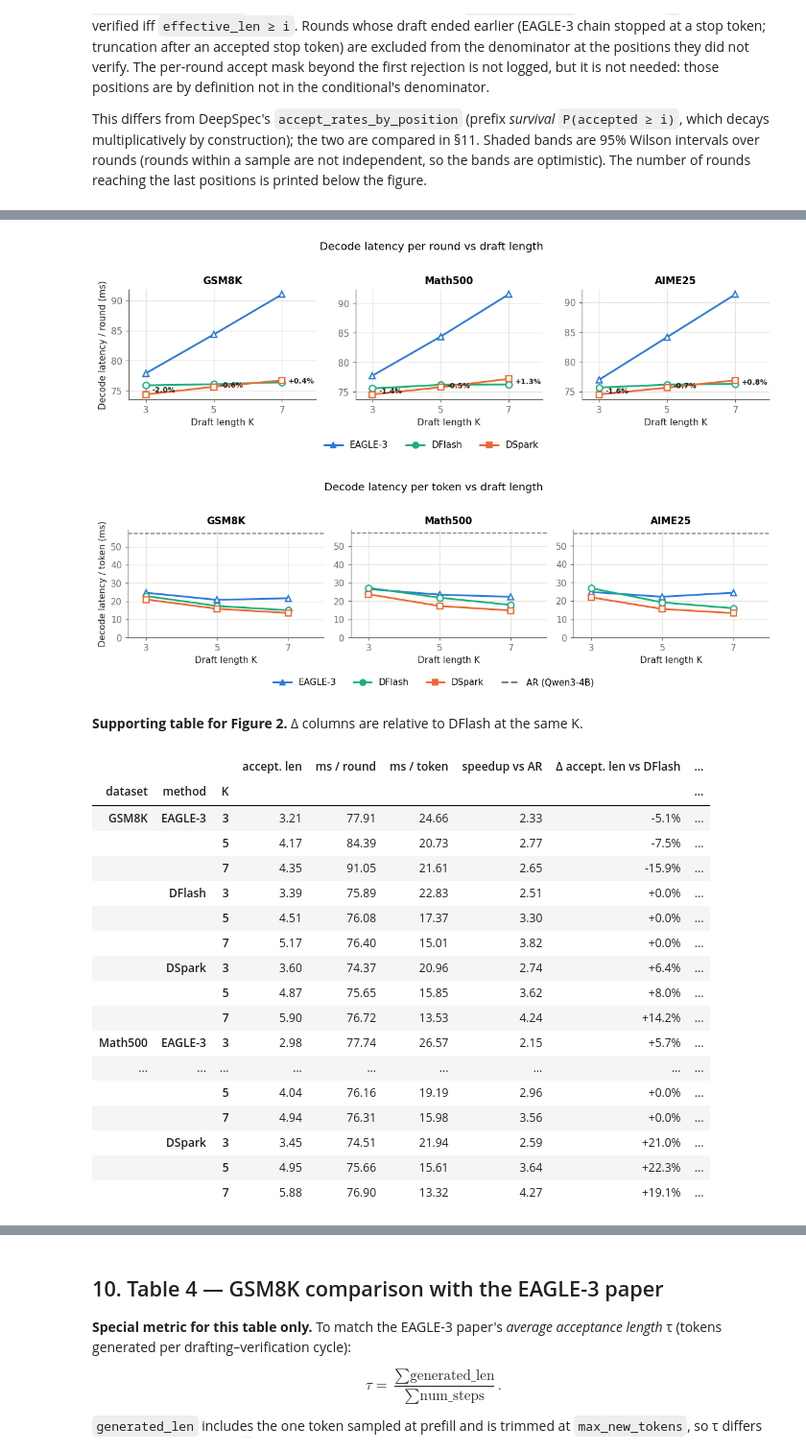
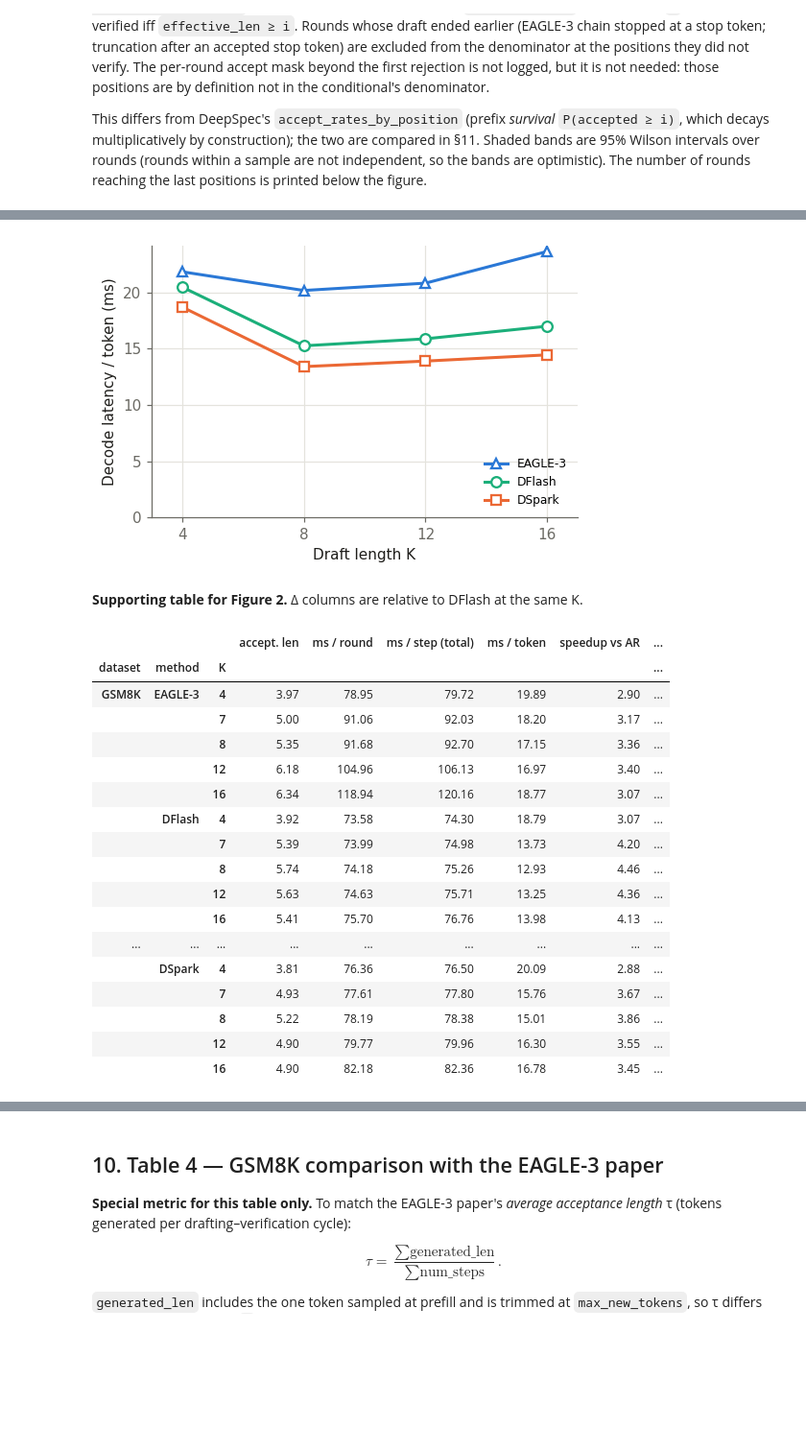
Before and after one commit to ArtemShamro/DeepSpec, a Jupyter notebook: experiments/notebooks/report.ipynb, the cells around one changed output, grey strips where cells are left out. Shown at 96% size. Saved outputs shown, nothing was run; the diff lists cells and outputs as text; code cells hidden in the pictures; blank space fills up the shorter version.

```diff
--- a/experiments/notebooks/report.ipynb
+++ b/experiments/notebooks/report.ipynb
@@ -24,11 +25,12 @@ datasets or methods.
 # ---- Configuration: the only cell that needs editing --------------------------------------------
 # Logs. LOG_DIR is either one run directory (contains manifest.json) or a directory with run
 # directories below it. Relative paths are resolved against the repository root.
-LOG_DIR = "experiments/results/qwen3_4b_main_merged"
+LOG_DIR = "experiments/results/DeepSpec_qwen3_4b_main_results"
 RUNS = "latest"          # "latest" = newest run under LOG_DIR; "all" = merge every run; or a list of run ids
 
 K_VALUES = [4, 7, 8, 12, 16]  # draft lengths to report
-BASE_K = 7               # K used for the fixed-K comparisons (Table 1, Figure 1)
+BASE_K = 7               # K used for the fixed-K comparisons (Table 1, Figures 1 and 3)
+K_FIG2 = [4, 8, 12, 16]  # draft lengths shown in Figure 2 (accepted length + latency per step)
 
 DATASETS = ["gsm8k", "math500", "aime25"]       # order of columns / panels; missing ones are skipped
 METHODS = ["eagle3", "dflash", "dspark"]        # speculative methods, in display order
@@ -106,6 +108,8 @@ INK, MUTED, GRID = "#1f1e1b", "#6b6a64", "#e4e3dd"
 
 plt.rcParams.update({
     "figure.dpi": 110, "savefig.dpi": 200, "savefig.bbox": "tight",
+    # Jupyter backends may default to a transparent figure; saved figures must be opaque white.
+    "figure.facecolor": "white", "savefig.facecolor": "white", "savefig.transparent": False,
     "font.size": 10, "axes.titlesize": 11, "axes.titleweight": "bold", "axes.labelsize": 10,
     "axes.edgecolor": MUTED, "axes.labelcolor": INK, "xtick.color": MUTED, "ytick.color": MUTED,
     "axes.spines.top": False, "axes.spines.right": False,
@@ -376,6 +380,8 @@ def safe_div(a, b):
 
 
 samples["decode_ms"] = samples[PHASES].sum(axis=1, min_count=len(PHASES))
+# Whole generation on the GPU timeline: target prefill + drafter init_context + decode.
+samples["total_ms"] = samples["target_prefill_ms"] + samples["init_context_ms"].fillna(0) + samples["decode_ms"]
 samples["decode_tokens"] = (samples["generated_len"] - 1).clip(lower=0)
 samples["peak_bytes"] = samples[["prefill_peak_bytes", "decode_peak_bytes"]].max(axis=1)
 samples["context_len"] = samples["prompt_len"] + samples["generated_len"]
@@ -387,7 +393,7 @@ def group_metrics(samples: pd.DataFrame, steps: pd.DataFrame) -> pd.DataFrame:
                                   drafted=("drafted_len", "sum"))
     sa = samples.groupby(GROUP).agg(
         n_samples=("sample_idx", "size"), num_steps=("num_steps", "sum"), generated=("generated_len", "sum"),
-        decode_tokens=("decode_tokens", "sum"), decode_ms=("decode_ms", "sum"),
+        decode_tokens=("decode_tokens", "sum"), decode_ms=("decode_ms", "sum"), total_ms=("total_ms", "sum"),
         **{p: (p, "sum") for p in PHASES},
         prefill_ms=("target_prefill_ms", "mean"), init_context_ms=("init_context_ms", "mean"),
         prompt_len=("prompt_len", "mean"), generated_len=("generated_len", "mean"),
@@ -402,6 +408,7 @@ def group_metrics(samples: pd.DataFrame, steps: pd.DataFrame) -> pd.DataFrame:
     g["tau_eagle"] = safe_div(g["generated"], g["num_steps"])          # Table 4 only
     g["ms_per_token"] = safe_div(g["decode_ms"], g["decode_tokens"])
     g["ms_per_round"] = safe_div(g["decode_ms"], g["steps"])
+    g["ms_per_step_total"] = safe_div(g["total_ms"], g["num_steps"])  # DSpark paper: generation time / steps
     for p in PHASES:
         g[p + "_per_round"] = safe_div(g[p], g["steps"])
         g[p + "_per_token"] = safe_div(g[p], g["decode_tokens"])
@@ -421,6 +428,11 @@ G = group_metrics(samples, steps)
 def metric(method, dataset, k, col):
     row = G[(G["method"] == method) & (G["dataset"] == dataset) & (G["k"] == k)]
     return float(row[col].iloc[0]) if len(row) else np.nan
+
+
+def macro(method, k, col):
+    """Unweighted mean over datasets: each dataset counts once, whatever its sample count."""
+    return float(np.mean([metric(method, d, k, col) for d in DS]))
 
 
 def rel(a, b):
@@ -443,7 +455,7 @@ STYLE[AR_METHOD] = {"color": AR_COLOR, "marker": "x"}
 def save(fig, stem):
     if OUT_DIR is not None:
         for fmt in SAVE_FORMATS:
-            fig.savefig(OUT_DIR / f"{stem}.{fmt}")
+            fig.savefig(OUT_DIR / f"{stem}.{fmt}", facecolor="white", transparent=False)
 
 
 def save_table(df, stem):
@@ -704,47 +732,54 @@ Caveat: at temperature > 0 each method generates its own continuation, so contex
 target cost) differ somewhat between methods; compare `generated_len` in §11.
 # %%
 if STEP_TIMING:
-    plot_vs_k("ms_per_round", "Decode latency / round (ms)", "Decode latency per round vs draft length",
-              annotate="{:+.1f}%", fname="fig2b_latency_per_round_vs_k")
-    plot_vs_k("ms_per_token", "Decode latency / token (ms)", "Decode latency per token vs draft length",
-              ar_line=True, ylim0=True, fname="fig2b_latency_per_token_vs_k")
+    fig, ax = plt.subplots(figsize=(4.8, 3.3))
+    draw_vs_k(ax, lambda m, k: macro(m, k, "ms_per_token"), KF)
+    ax.set_ylim(bottom=0)
+    ax.set_xlabel("Draft length K")
+    ax.set_ylabel("Decode latency / token (ms)")
+    ax.set_xlim(min(KF) - 1, max(KF) + 1)
+    ax.legend(handles=method_handles(MS), fontsize=8, loc="lower right")
+    fig.tight_layout()
+    save(fig, "fig2b_latency_per_token_vs_k")
+    plt.show()
 
 rows = []
 for d in DS:
     for m in MS:
         for k in KS:
             a, b = metric(m, d, k, "accept_len"), metric(REF_METHOD, d, k, "accept_len")
             lr, lr_ref = metric(m, d, k, "ms_per_round"), metric(REF_METHOD, d, k, "ms_per_round")
+            ls, ls_ref = metric(m, d, k, "ms_per_step_total"), metric(REF_METHOD, d, k, "ms_per_step_total")
             lt, lt_ref = metric(m, d, k, "ms_per_token"), metric(REF_METHOD, d, k, "ms_per_token")
             rows.append({"dataset": dname(d), "method": name(m), "K": k, "accept. len": a,
-                         "ms / round": lr, "ms / token": lt, "speedup vs AR": metric(m, d, k, "speedup"),
+                         "ms / round": lr, "ms / step (total)": ls, "ms / token": lt, "speedup vs AR": metric(m, d, k, "speedup"),
                          f"Δ accept. len vs {name(REF_METHOD)}": rel(a, b),
                          f"Δ ms/round vs {name(REF_METHOD)}": rel(lr, lr_ref),
+                         f"Δ ms/step (total) vs {name(REF_METHOD)}": rel(ls, ls_ref),
                          f"Δ ms/token vs {name(REF_METHOD)}": rel(lt, lt_ref)})
 T2 = pd.DataFrame(rows).set_index(["dataset", "method", "K"])
 display(Markdown(f"**Supporting table for Figure 2.** Δ columns are relative to {name(REF_METHOD)} at the same K."))
 display(T2.style.format({c: ("{:+.1f}%" if c.startswith("Δ") else "{:.2f}") for c in T2.columns}, na_rep="—"))
 save_table(T2, "table_fig2_support")
 # %% [output]
-[figure, old version]
+[figure, new version]
-[figure, removed]
 **Supporting table for Figure 2.** Δ columns are relative to DFlash at the same K.
-|  |  |  | accept. len | ms / round | ms / token | speedup vs AR | Δ accept. len vs DFlash | ... |
+|  |  |  | accept. len | ms / round | ms / step (total) | ms / token | speedup vs AR | ... |
 | dataset | method | K |  |  |  |  |  | ... |
-| GSM8K | EAGLE-3 | 3 | 3.21 | 77.91 | 24.66 | 2.33 | -5.1% | ... |
-|  |  | 5 | 4.17 | 84.39 | 20.73 | 2.77 | -7.5% | ... |
-|  |  | 7 | 4.35 | 91.05 | 21.61 | 2.65 | -15.9% | ... |
-|  | DFlash | 3 | 3.39 | 75.89 | 22.83 | 2.51 | +0.0% | ... |
-|  |  | 5 | 4.51 | 76.08 | 17.37 | 3.30 | +0.0% | ... |
-|  |  | 7 | 5.17 | 76.40 | 15.01 | 3.82 | +0.0% | ... |
-|  | DSpark | 3 | 3.60 | 74.37 | 20.96 | 2.74 | +6.4% | ... |
-|  |  | 5 | 4.87 | 75.65 | 15.85 | 3.62 | +8.0% | ... |
-|  |  | 7 | 5.90 | 76.72 | 13.53 | 4.24 | +14.2% | ... |
-| Math500 | EAGLE-3 | 3 | 2.98 | 77.74 | 26.57 | 2.15 | +5.7% | ... |
+| GSM8K | EAGLE-3 | 4 | 3.97 | 78.95 | 79.72 | 19.89 | 2.90 | ... |
+|  |  | 7 | 5.00 | 91.06 | 92.03 | 18.20 | 3.17 | ... |
+|  |  | 8 | 5.35 | 91.68 | 92.70 | 17.15 | 3.36 | ... |
+|  |  | 12 | 6.18 | 104.96 | 106.13 | 16.97 | 3.40 | ... |
+|  |  | 16 | 6.34 | 118.94 | 120.16 | 18.77 | 3.07 | ... |
+|  | DFlash | 4 | 3.92 | 73.58 | 74.30 | 18.79 | 3.07 | ... |
+|  |  | 7 | 5.39 | 73.99 | 74.98 | 13.73 | 4.20 | ... |
+|  |  | 8 | 5.74 | 74.18 | 75.26 | 12.93 | 4.46 | ... |
+|  |  | 12 | 5.63 | 74.63 | 75.71 | 13.25 | 4.36 | ... |
+|  |  | 16 | 5.41 | 75.70 | 76.76 | 13.98 | 4.13 | ... |
 | ... | ... | ... | ... | ... | ... | ... | ... | ... |
-|  |  | 5 | 4.04 | 76.16 | 19.19 | 2.96 | +0.0% | ... |
-|  |  | 7 | 4.94 | 76.31 | 15.98 | 3.56 | +0.0% | ... |
-|  | DSpark | 3 | 3.45 | 74.51 | 21.94 | 2.59 | +21.0% | ... |
-|  |  | 5 | 4.95 | 75.66 | 15.61 | 3.64 | +22.3% | ... |
-|  |  | 7 | 5.88 | 76.90 | 13.32 | 4.27 | +19.1% | ... |
+|  | DSpark | 4 | 3.81 | 76.36 | 76.50 | 20.09 | 2.88 | ... |
+|  |  | 7 | 4.93 | 77.61 | 77.80 | 15.76 | 3.67 | ... |
+|  |  | 8 | 5.22 | 78.19 | 78.38 | 15.01 | 3.86 | ... |
+|  |  | 12 | 4.90 | 79.77 | 79.96 | 16.30 | 3.55 | ... |
+|  |  | 16 | 4.90 | 82.18 | 82.36 | 16.78 | 3.45 | ... |
 # %% [markdown]
```
Also changed, not shown: parts of 24 cells of this notebook, 1 other file.
